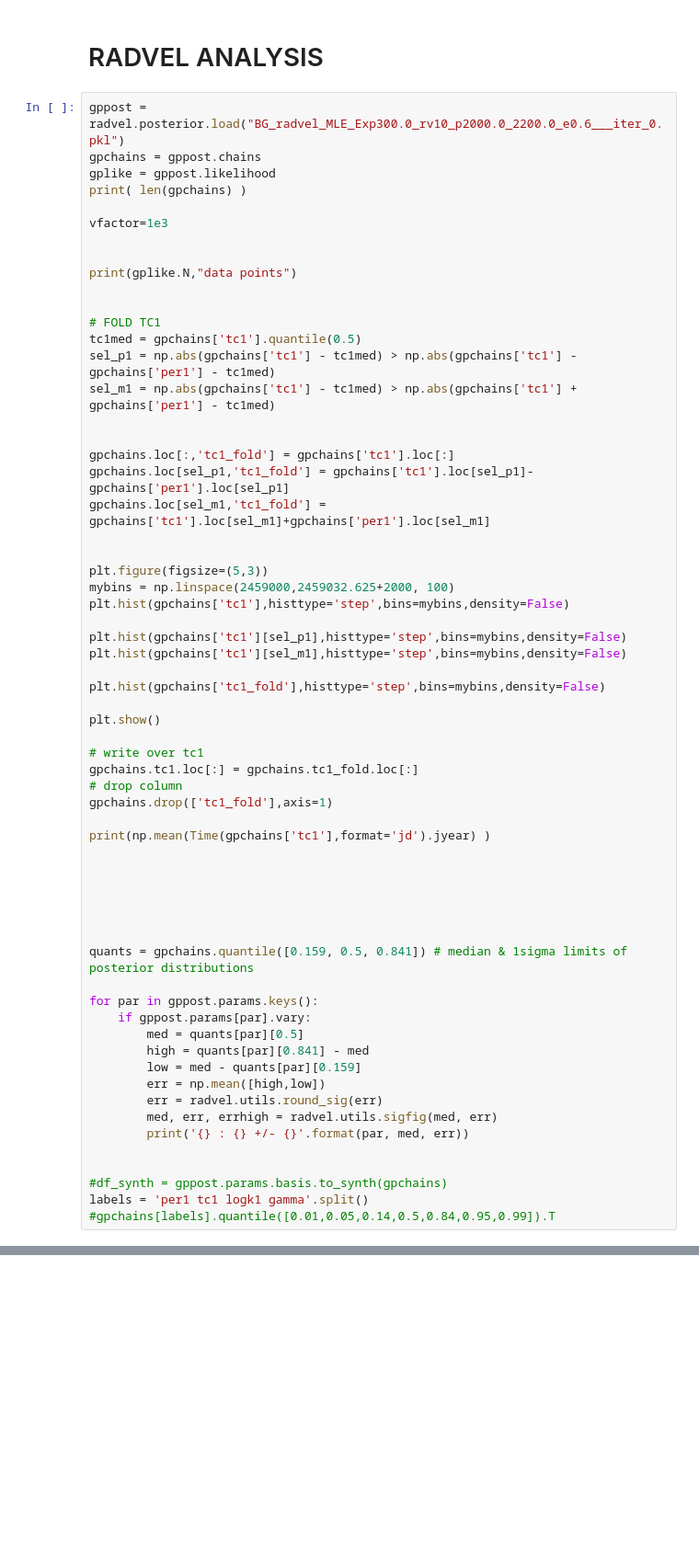
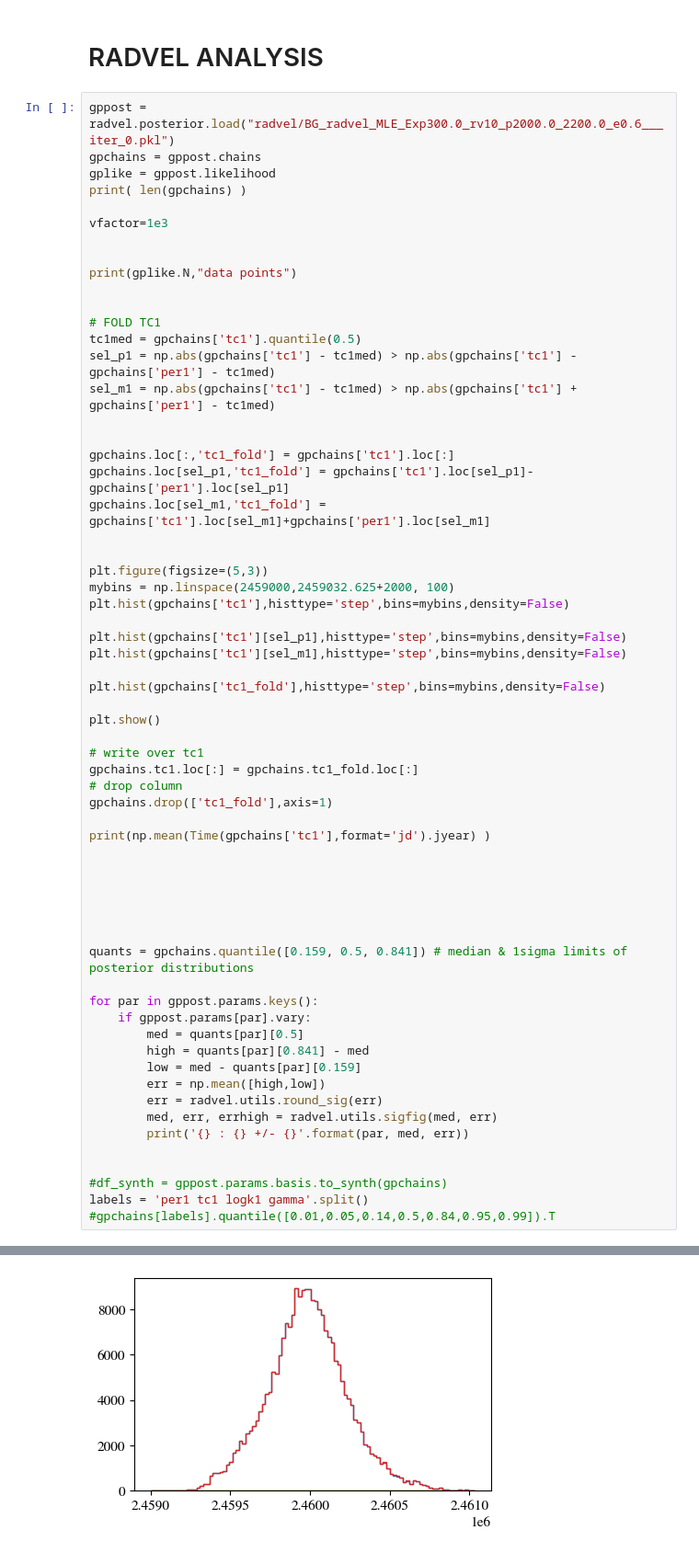
Before and after one commit to morganemacleod/BetelgeuseLittleFriend, a Jupyter notebook: Betelgeuse_LittleFriend_Analysis.ipynb, the cells around one changed output, grey strips where cells are left out. Shown at 92% size. Drawn from its saved outputs; the diff is of its cells as text; blank space fills up the shorter version.

```diff
--- a/Betelgeuse_LittleFriend_Analysis.ipynb
+++ b/Betelgeuse_LittleFriend_Analysis.ipynb
@@ -212,7 +215,7 @@ plt.savefig("figs/power_spec.pdf",bbox_inches='tight',dpi=300)
 # %% [markdown]
 # RADVEL ANALYSIS
 # %%
-gppost = radvel.posterior.load("BG_radvel_MLE_Exp300.0_rv10_p2000.0_2200.0_e0.6___iter_0.pkl")
+gppost = radvel.posterior.load("radvel/BG_radvel_MLE_Exp300.0_rv10_p2000.0_2200.0_e0.6___iter_0.pkl")
 gpchains = gppost.chains
 gplike = gppost.likelihood
 print( len(gpchains) )
@@ -277,0 +282 @@ FileNotFoundError: [Errno 2] No such file or directory: 'BG_radvel_MLE_Exp300.0_
+[figure, added]
```
Also changed, not shown: parts of 8 cells of this notebook.
